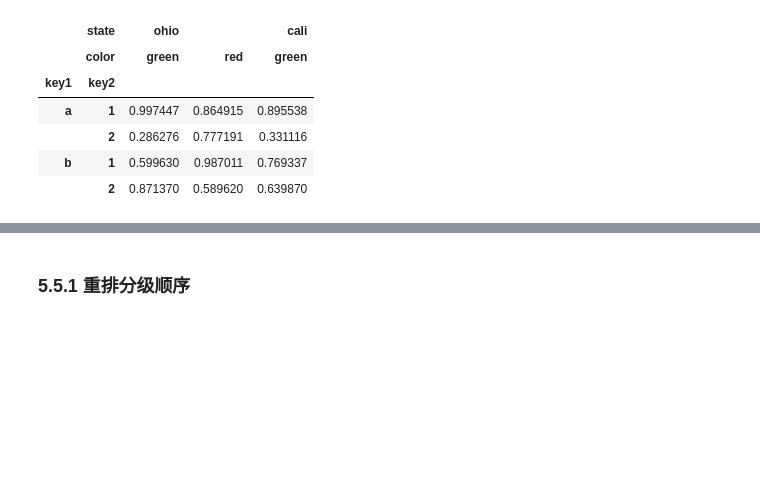
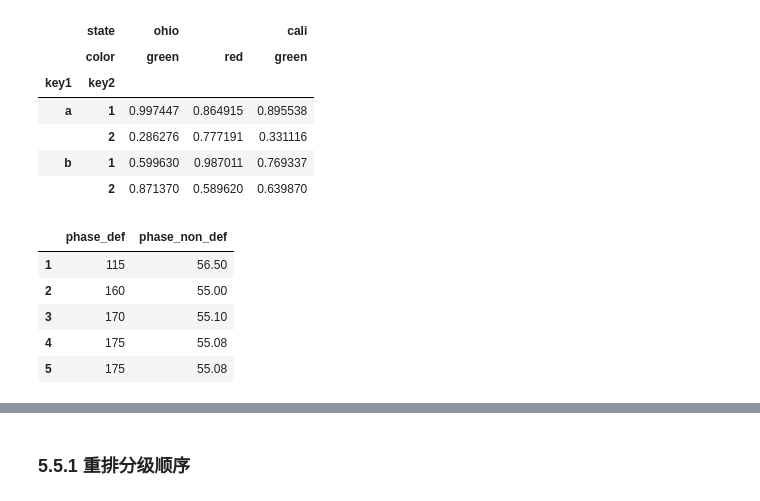
Before and after one commit to WarmingWang/reptiles_gh, a Jupyter notebook: Machine Learning/python for DA/ch05_01.ipynb, the cells around one changed output, grey strips where cells are left out. Cells and saved outputs as stored; diff of their text form; code cells hidden in the pictures; blank space fills up the shorter version.

Commit message:
add transfor dataframe to multi index series

```diff
--- a/Machine Learning/python for DA/ch05_01.ipynb
+++ b/Machine Learning/python for DA/ch05_01.ipynb
@@ -448,3 +448,14 @@ frame
 |  | 2 | 0.286276 | 0.777191 | 0.331116 |
 | b | 1 | 0.599630 | 0.987011 | 0.769337 |
 |  | 2 | 0.871370 | 0.589620 | 0.639870 |
+# %%
+df=DataFrame({'phase_def':{1:115,2:160,3:170,4:175,5:175},
+            'phase_non_def':{1:56.5,2:55,3:55.1,4:55.08,5:55.08}})
+df
+# %% [output]
+|  | phase_def | phase_non_def |
+| 1 | 115 | 56.50 |
+| 2 | 160 | 55.00 |
+| 3 | 170 | 55.10 |
+| 4 | 175 | 55.08 |
+| 5 | 175 | 55.08 |
```
Also changed, not shown: parts of 5 cells of this notebook.
